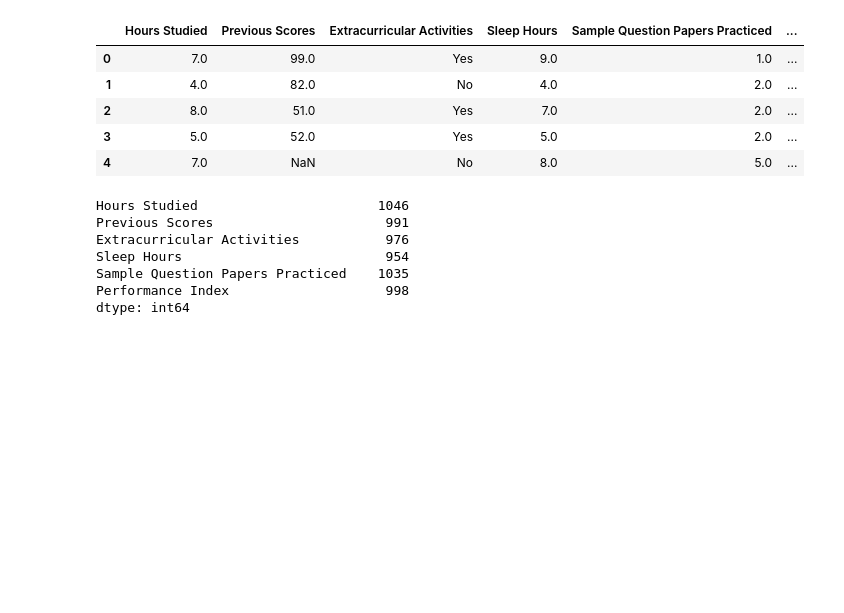
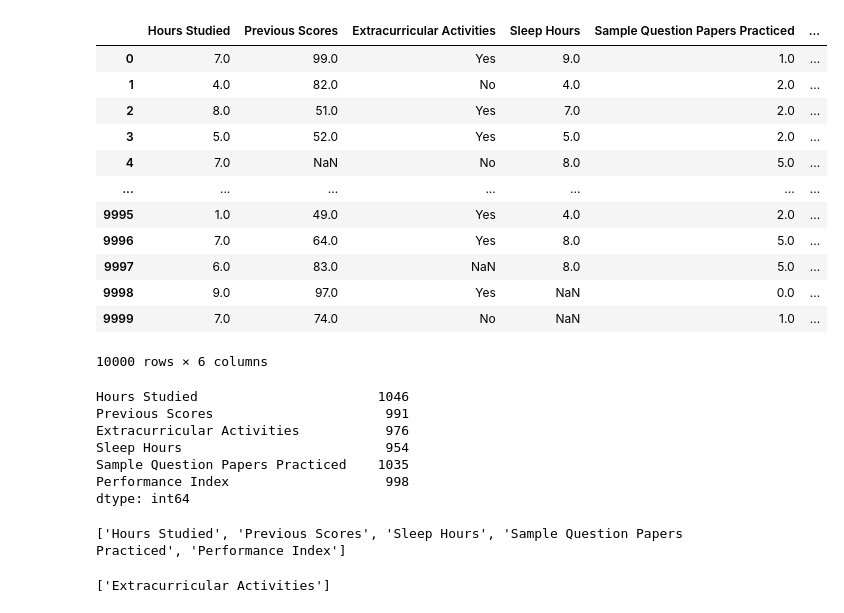
Before and after one commit to nishayd/python-ML, a Jupyter notebook: Multiple_linear_regression2.ipynb, the cells around one changed output. Drawn from its saved outputs; the diff is of its cells as text; code cells hidden in the pictures; blank space fills up the shorter version.

```diff
--- a/Multiple_linear_regression2.ipynb
+++ b/Multiple_linear_regression2.ipynb
@@ -9,14 +11,21 @@ from sklearn.model_selection import train_test_split
 import seaborn as sns
 # %%
 df = pd.read_csv('Student_Performance_Missing.csv')
-df.head()
+df
 # %% [output]
 |  | Hours Studied | Previous Scores | Extracurricular Activities | Sleep Hours | Sample Question Papers Practiced | ... |
 | 0 | 7.0 | 99.0 | Yes | 9.0 | 1.0 | ... |
 | 1 | 4.0 | 82.0 | No | 4.0 | 2.0 | ... |
 | 2 | 8.0 | 51.0 | Yes | 7.0 | 2.0 | ... |
 | 3 | 5.0 | 52.0 | Yes | 5.0 | 2.0 | ... |
 | 4 | 7.0 | NaN | No | 8.0 | 5.0 | ... |
+| ... | ... | ... | ... | ... | ... | ... |
+| 9995 | 1.0 | 49.0 | Yes | 4.0 | 2.0 | ... |
+| 9996 | 7.0 | 64.0 | Yes | 8.0 | 5.0 | ... |
+| 9997 | 6.0 | 83.0 | NaN | 8.0 | 5.0 | ... |
+| 9998 | 9.0 | 97.0 | Yes | NaN | 0.0 | ... |
+| 9999 | 7.0 | 74.0 | No | NaN | 1.0 | ... |
+10000 rows × 6 columns
 # %%
 df.isnull().sum()
 # %% [output]
@@ -27,3 +36,13 @@ Sleep Hours                          954
 Sample Question Papers Practiced    1035
 Performance Index                    998
 dtype: int64
+# %%
+num_cols = df.select_dtypes('number').columns
+print(num_cols.tolist())
+# %% [output]
+['Hours Studied', 'Previous Scores', 'Sleep Hours', 'Sample Question Papers Practiced', 'Performance Index']
+# %%
+cat_cols = df.select_dtypes(exclude='number').columns
+print(cat_cols.tolist())
+# %% [output]
+['Extracurricular Activities']
```
Also changed, not shown: parts of 16 cells of this notebook, 11 other files.
